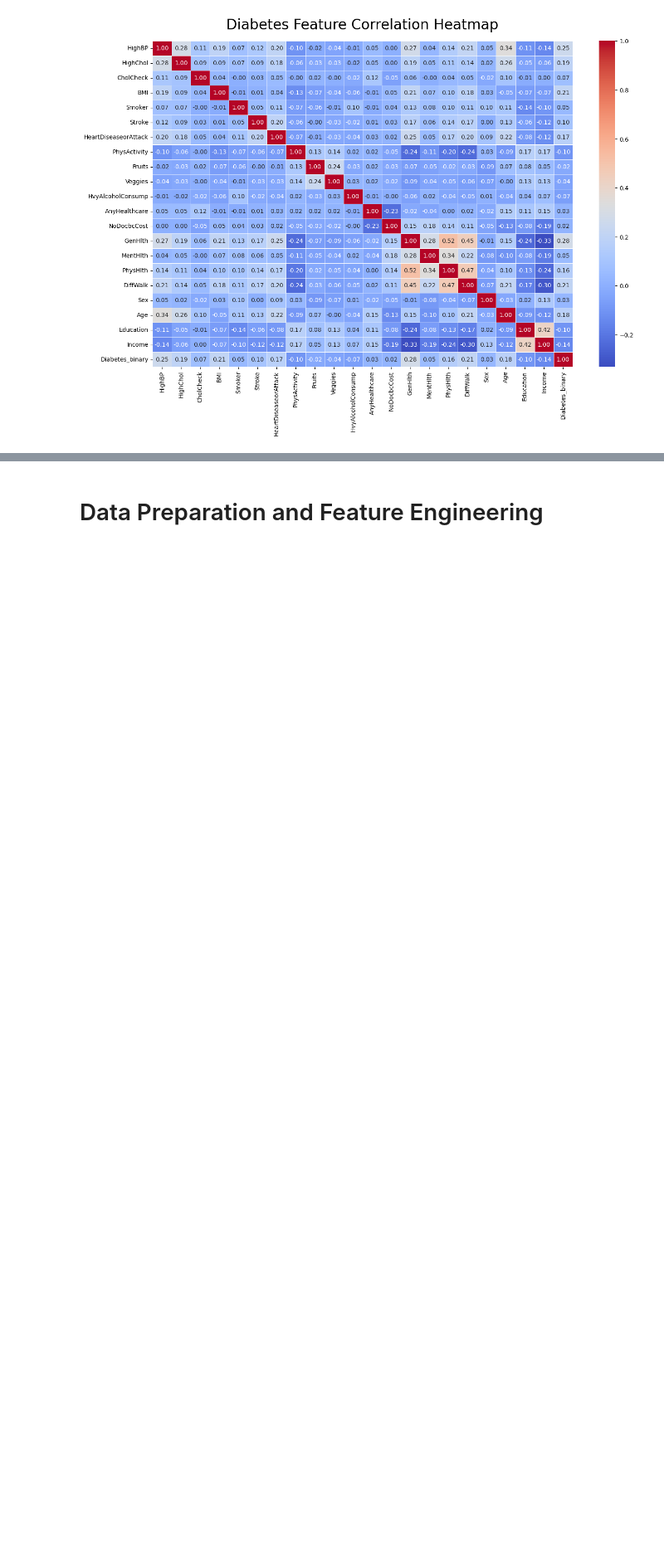
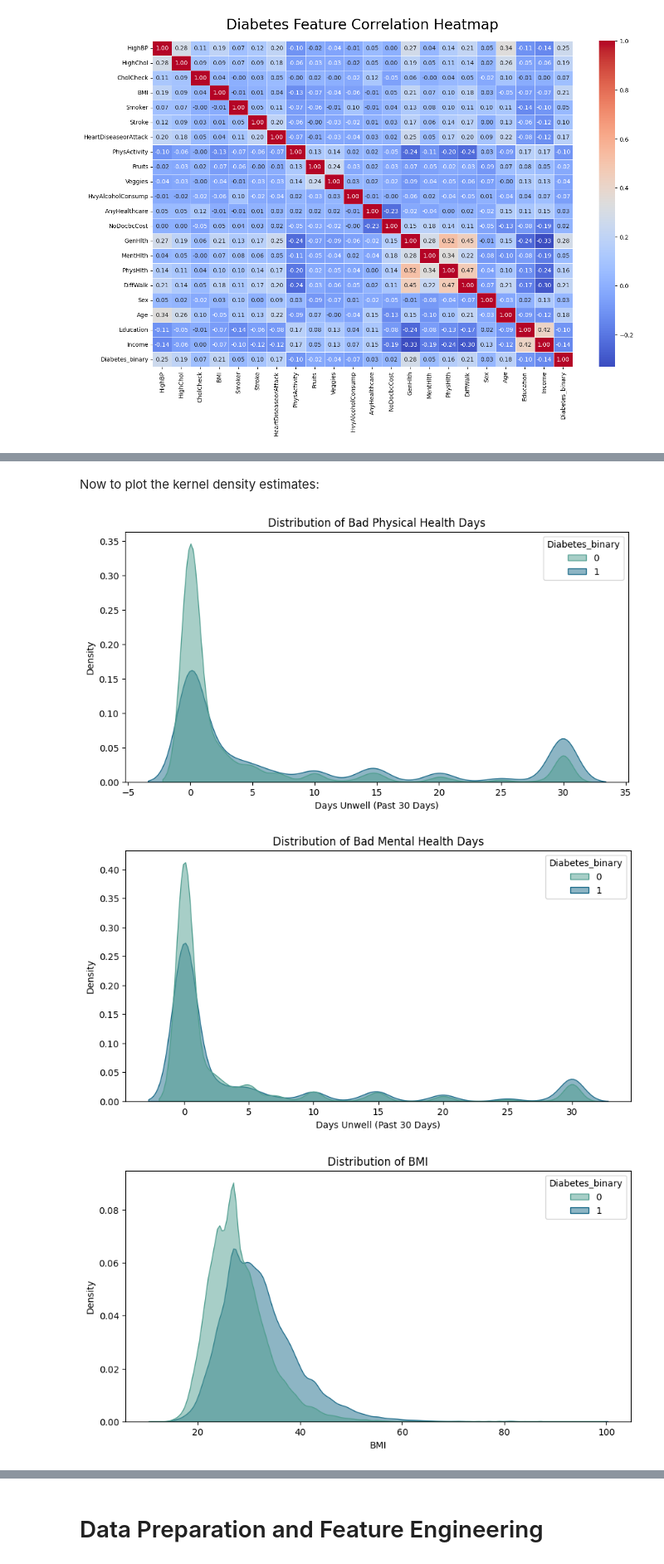
Before and after one commit to Jussttin9/Capstone-Project, a Jupyter notebook: capstone.ipynb, the cells around one changed output, grey strips where cells are left out. Shown at 83% size. Saved outputs shown, nothing was run; the diff lists cells and outputs as text; code cells hidden in the pictures; blank space fills up the shorter version.

```diff
--- a/capstone.ipynb
+++ b/capstone.ipynb
@@ -219,0 +369,28 @@ plt.show()
+# %% [markdown]
+Now to plot the kernel density estimates:
+# %%
+# Kernel Density Estimate (KDE) plots
+plt.figure(figsize=(10, 5))
+sns.kdeplot(data=uci_df, x='PhysHlth', hue='Diabetes_binary',
+            fill=True, common_norm=False, palette='crest', alpha=0.5)
+plt.title('Distribution of Bad Physical Health Days')
+plt.xlabel('Days Unwell (Past 30 Days)')
+plt.show()
+
+plt.figure(figsize=(10, 5))
+sns.kdeplot(data=uci_df, x='MentHlth', hue='Diabetes_binary',
+            fill=True, common_norm=False, palette='crest', alpha=0.5)
+plt.title('Distribution of Bad Mental Health Days')
+plt.xlabel('Days Unwell (Past 30 Days)')
+plt.show()
+
+plt.figure(figsize=(10, 5))
+sns.kdeplot(data=uci_df, x='BMI', hue='Diabetes_binary',
+            fill=True, common_norm=False, palette='crest', alpha=0.5)
+plt.title('Distribution of BMI')
+plt.xlabel('BMI')
+plt.show()
+# %% [output]
+[figure, added]
+[figure, added]
+[figure, added]
```
Also changed, not shown: parts of 56 cells of this notebook, 7 other files.
